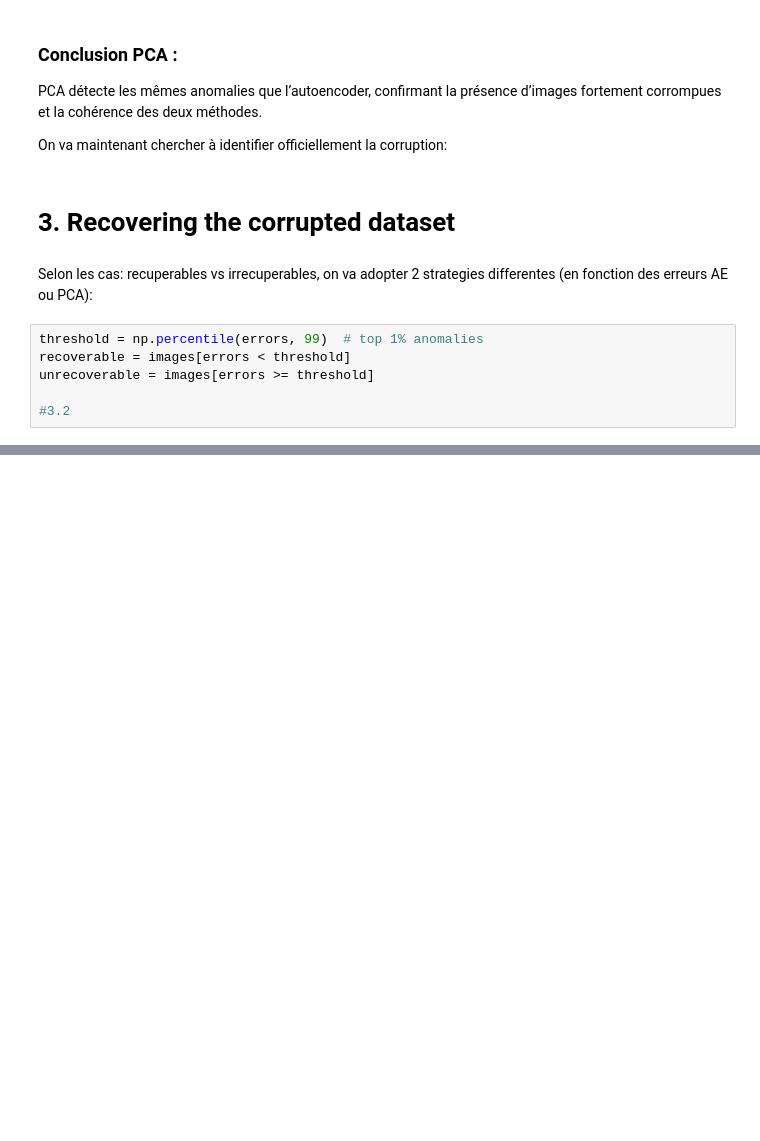
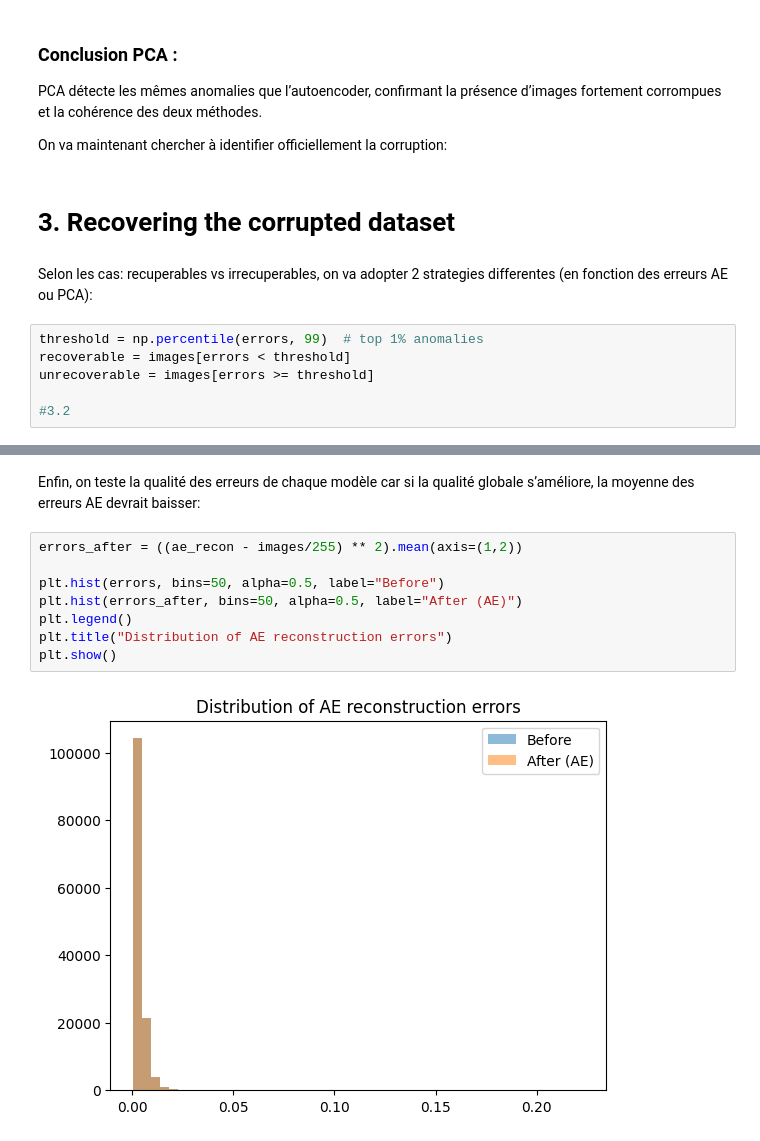
Before and after one commit to srajzman/unsupervised-project-deep-learning, a Jupyter notebook: notebook/load_npz.ipynb, the cells around one changed output, grey strips where cells are left out. Drawn from its saved outputs; the diff is of its cells as text; blank space fills up the shorter version.

```diff
--- a/notebook/load_npz.ipynb
+++ b/notebook/load_npz.ipynb
@@ -305,0 +516,12 @@ unrecoverable = images[errors >= threshold]
+# %% [markdown]
+Enfin, on teste la qualité des erreurs de chaque modèle car si la qualité globale s’améliore, la moyenne des erreurs AE devrait baisser:
+# %%
+errors_after = ((ae_recon - images/255) ** 2).mean(axis=(1,2))
+
+plt.hist(errors, bins=50, alpha=0.5, label="Before")
+plt.hist(errors_after, bins=50, alpha=0.5, label="After (AE)")
+plt.legend()
+plt.title("Distribution of AE reconstruction errors")
+plt.show()
+# %% [output]
+[figure, added]
```
Also changed, not shown: parts of 25 cells of this notebook.
